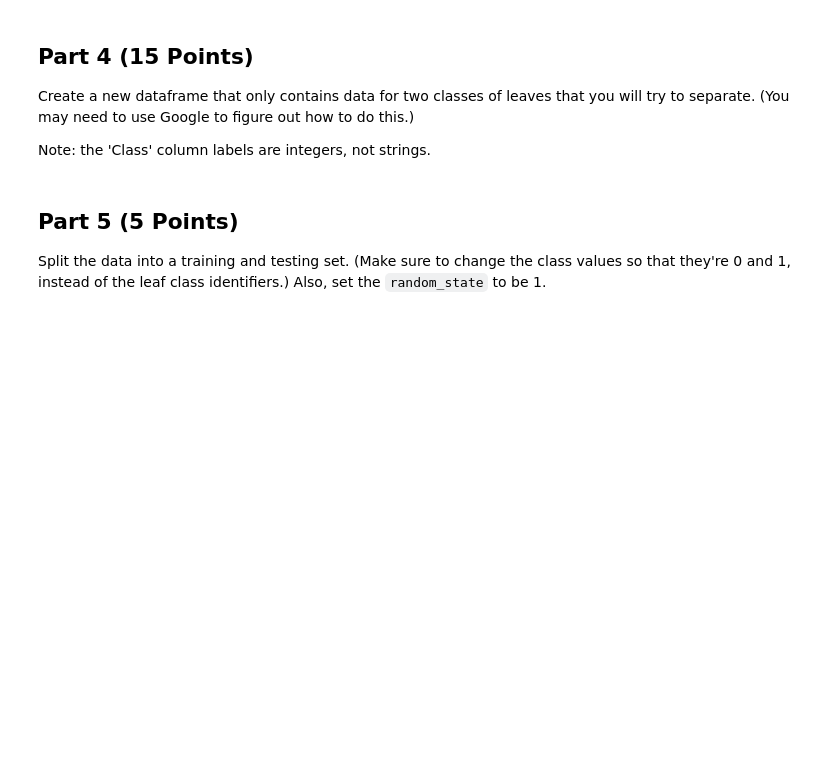
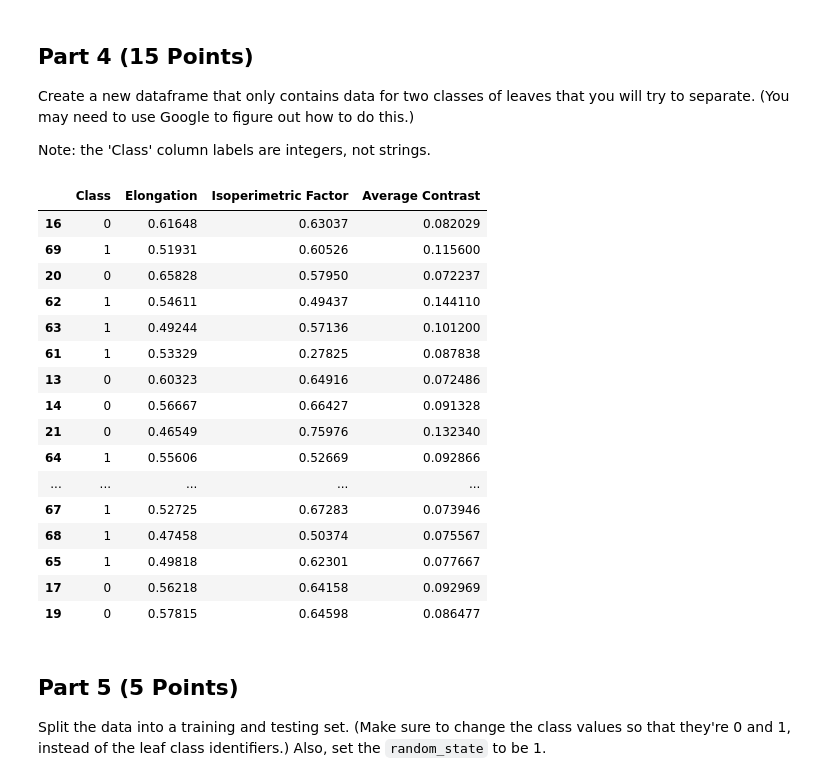
Before and after one commit to tjmcken22/CMSE-s23-turnin, a Jupyter notebook: Final/Final_003_McKenna.ipynb, the cells around one changed output. Drawn from its saved outputs; the diff is of its cells as text; code cells hidden in the pictures; blank space fills up the shorter version.

```diff
--- a/Final/Final_003_McKenna.ipynb
+++ b/Final/Final_003_McKenna.ipynb
@@ -113,3 +111,32 @@ Note: the 'Class' column labels are integers, not strings.
+# %%
+#Write your code for selecting your data here
+ndf = df[df['Class'] == 2]
+ndf
+sdf = df[df['Class'] == 7]
+clean = pd.concat([ndf,sdf]).sample(frac=1)
+clean['Class'] = clean['Class'].astype(str)
+# %%
+clean['Class'] = clean['Class'].replace('2',0)
+clean['Class'] = clean['Class'].replace('7',1)
+clean
+# %% [output]
+|  | Class | Elongation | Isoperimetric Factor | Average Contrast |
+| 16 | 0 | 0.61648 | 0.63037 | 0.082029 |
+| 69 | 1 | 0.51931 | 0.60526 | 0.115600 |
+| 20 | 0 | 0.65828 | 0.57950 | 0.072237 |
+| 62 | 1 | 0.54611 | 0.49437 | 0.144110 |
+| 63 | 1 | 0.49244 | 0.57136 | 0.101200 |
+| 61 | 1 | 0.53329 | 0.27825 | 0.087838 |
+| 13 | 0 | 0.60323 | 0.64916 | 0.072486 |
+| 14 | 0 | 0.56667 | 0.66427 | 0.091328 |
+| 21 | 0 | 0.46549 | 0.75976 | 0.132340 |
+| 64 | 1 | 0.55606 | 0.52669 | 0.092866 |
+| ... | ... | ... | ... | ... |
+| 67 | 1 | 0.52725 | 0.67283 | 0.073946 |
+| 68 | 1 | 0.47458 | 0.50374 | 0.075567 |
+| 65 | 1 | 0.49818 | 0.62301 | 0.077667 |
+| 17 | 0 | 0.56218 | 0.64158 | 0.092969 |
+| 19 | 0 | 0.57815 | 0.64598 | 0.086477 |
 # %% [markdown]
 ## Part 5 (5 Points)
 
```
Also changed, not shown: parts of 7 cells of this notebook.
